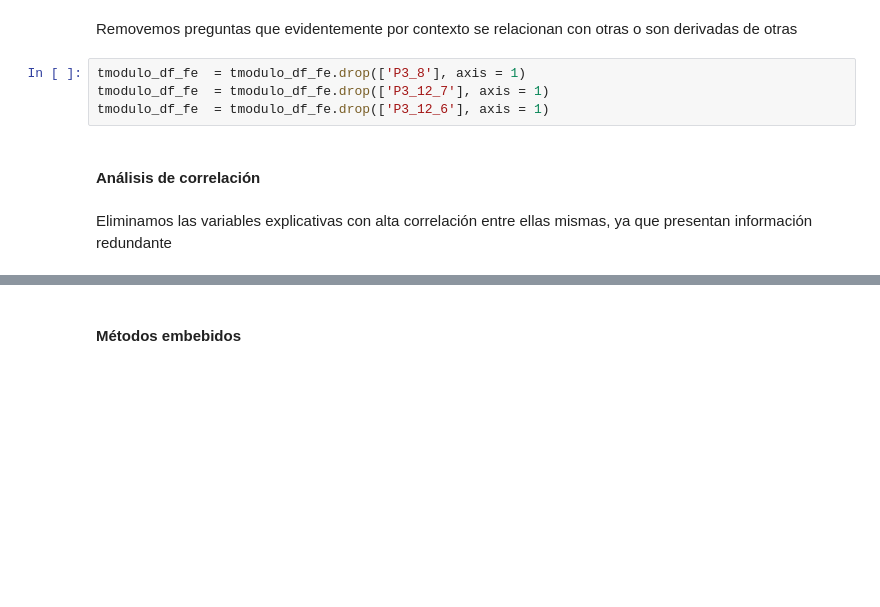
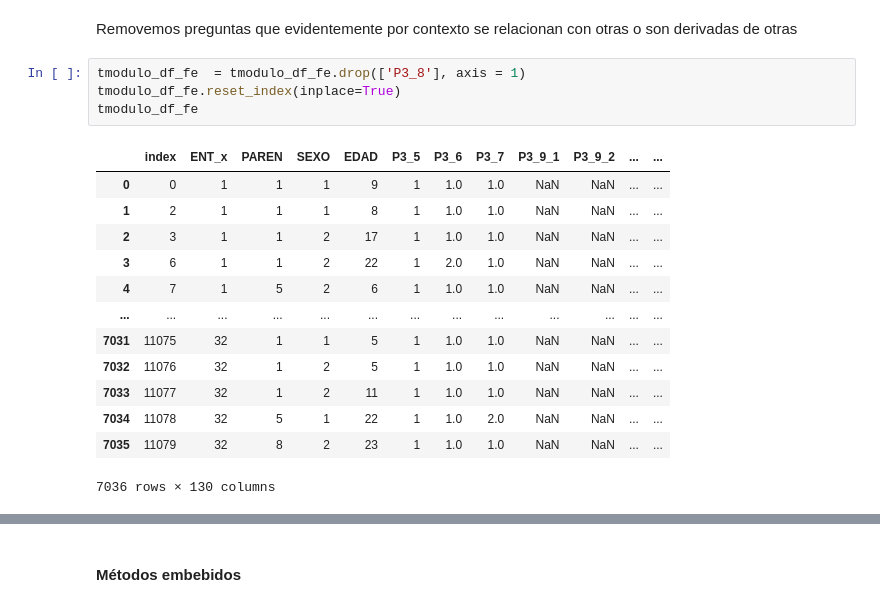
Before and after one commit to chavamoon/CIencia_Datos_Deserci-n_Escolar_M-xico, a Jupyter notebook: Análisis correlación de factores que influyeron en Deserción Escolar COVID-19 México.ipynb, the cells around one changed output, grey strips where cells are left out. Drawn from its saved outputs; the diff is of its cells as text; blank space fills up the shorter version.

```diff
--- a/Análisis correlación de factores que influyeron en Deserción Escolar COVID-19 México.ipynb
+++ b/Análisis correlación de factores que influyeron en Deserción Escolar COVID-19 México.ipynb
@@ -295,9 +290,19 @@ tmodulo_df_fe.head()
 Removemos preguntas que evidentemente por contexto se relacionan con otras o son derivadas de otras
 # %%
 tmodulo_df_fe  = tmodulo_df_fe.drop(['P3_8'], axis = 1)
-tmodulo_df_fe  = tmodulo_df_fe.drop(['P3_12_7'], axis = 1)
-tmodulo_df_fe  = tmodulo_df_fe.drop(['P3_12_6'], axis = 1)
+tmodulo_df_fe.reset_index(inplace=True)
+tmodulo_df_fe
+# %% [output]
+|  | index | ENT_x | PAREN | SEXO | EDAD | P3_5 | P3_6 | P3_7 | P3_9_1 | P3_9_2 | ... | ... |
+| 0 | 0 | 1 | 1 | 1 | 9 | 1 | 1.0 | 1.0 | NaN | NaN | ... | ... |
+| 1 | 2 | 1 | 1 | 1 | 8 | 1 | 1.0 | 1.0 | NaN | NaN | ... | ... |
+| 2 | 3 | 1 | 1 | 2 | 17 | 1 | 1.0 | 1.0 | NaN | NaN | ... | ... |
+| 3 | 6 | 1 | 1 | 2 | 22 | 1 | 2.0 | 1.0 | NaN | NaN | ... | ... |
+| 4 | 7 | 1 | 5 | 2 | 6 | 1 | 1.0 | 1.0 | NaN | NaN | ... | ... |
+| ... | ... | ... | ... | ... | ... | ... | ... | ... | ... | ... | ... | ... |
+| 7031 | 11075 | 32 | 1 | 1 | 5 | 1 | 1.0 | 1.0 | NaN | NaN | ... | ... |
+| 7032 | 11076 | 32 | 1 | 2 | 5 | 1 | 1.0 | 1.0 | NaN | NaN | ... | ... |
+| 7033 | 11077 | 32 | 1 | 2 | 11 | 1 | 1.0 | 1.0 | NaN | NaN | ... | ... |
+| 7034 | 11078 | 32 | 5 | 1 | 22 | 1 | 1.0 | 2.0 | NaN | NaN | ... | ... |
+| 7035 | 11079 | 32 | 8 | 2 | 23 | 1 | 1.0 | 1.0 | NaN | NaN | ... | ... |
+7036 rows × 130 columns
-# %% [markdown]
-#### Análisis de correlación
-# %% [markdown]
-Eliminamos las variables explicativas con alta correlación entre ellas mismas, ya que presentan información redundante
```
Also changed, not shown: parts of 21 cells of this notebook.
